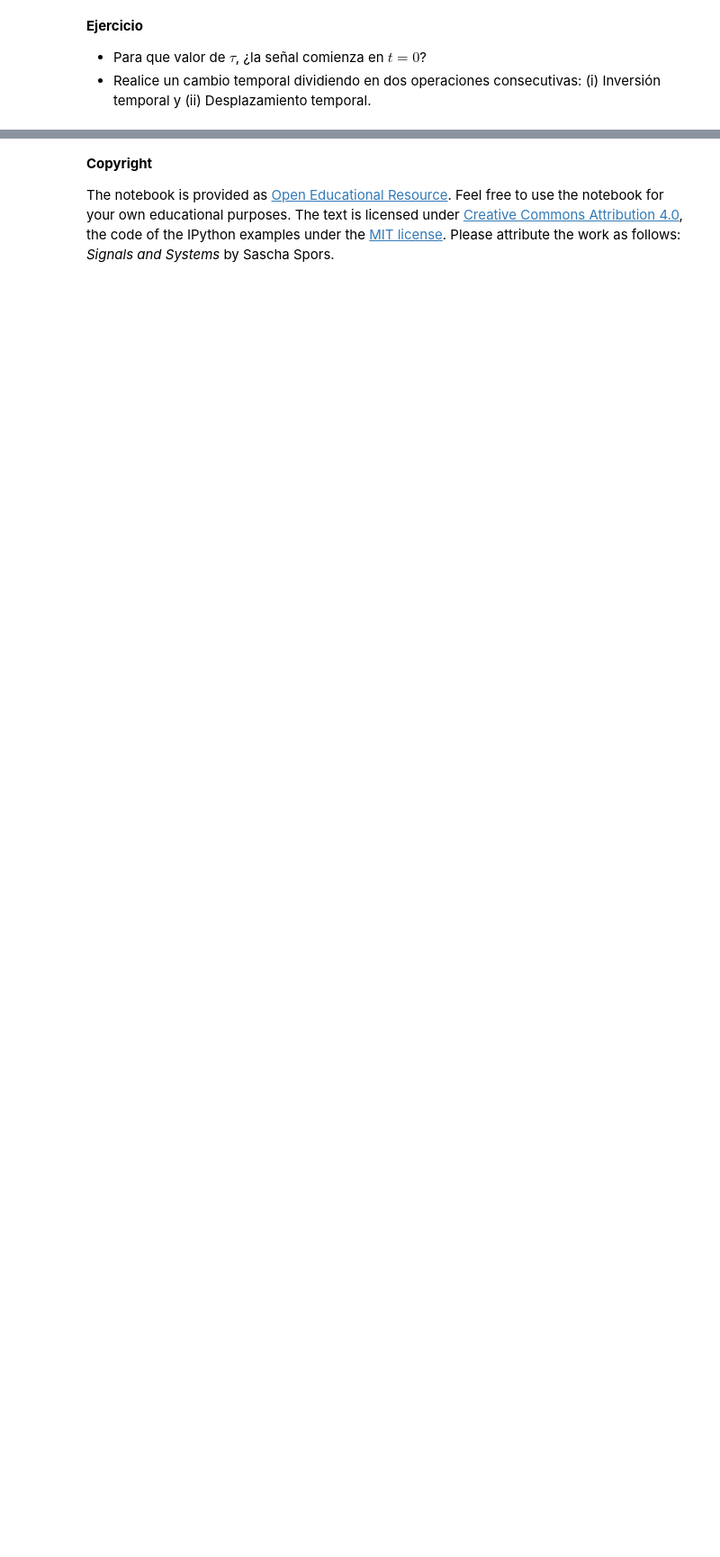
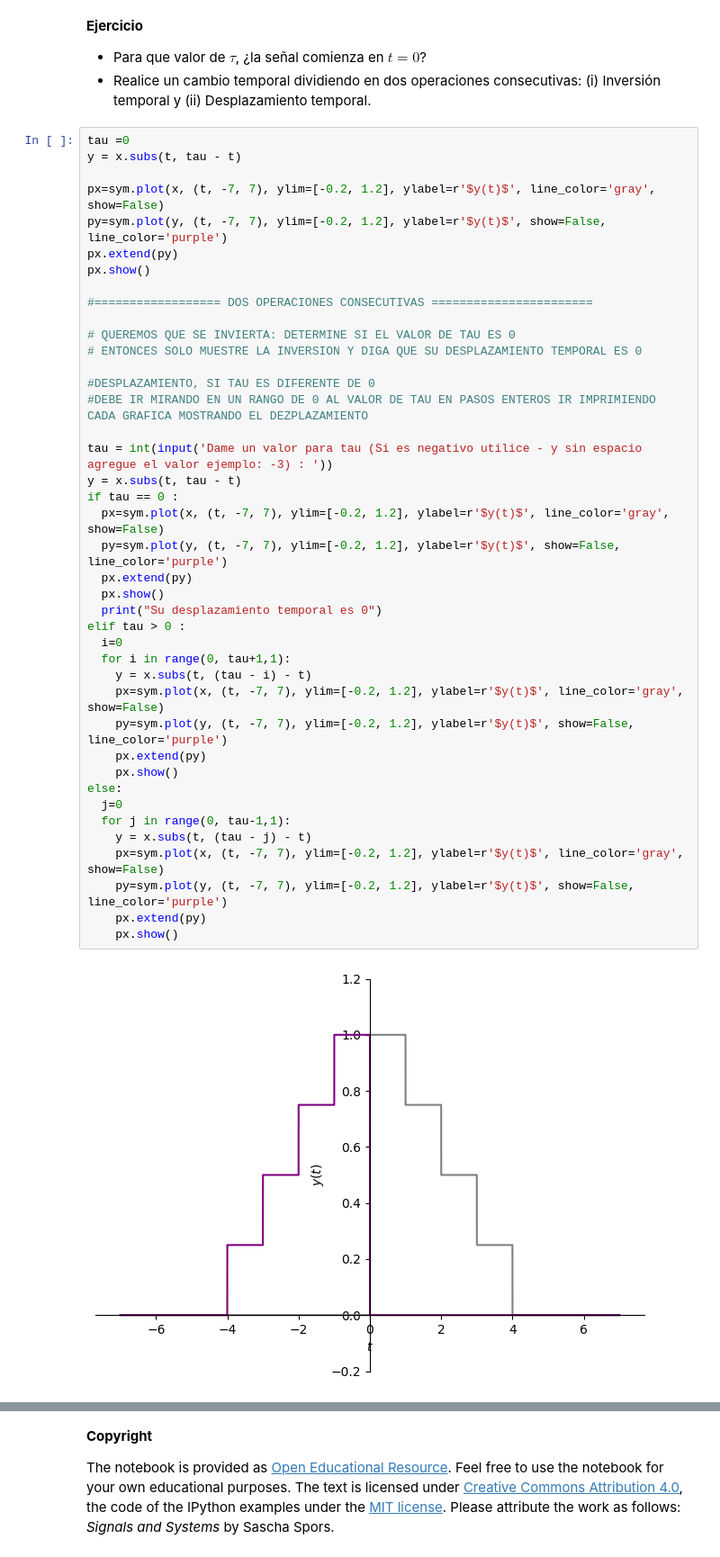
Before and after one commit to JulianDR26/Se-ales-y-Sistemas-2024-1S, a Jupyter notebook: OPERACIONES_DE_SEÑALES_CONTINUAS_SOLUCION.ipynb, the cells around one changed output, grey strips where cells are left out. Shown at 90% size. Drawn from its saved outputs; the diff is of its cells as text; blank space fills up the shorter version.

```diff
--- a/OPERACIONES_DE_SEÑALES_CONTINUAS_SOLUCION.ipynb
+++ b/OPERACIONES_DE_SEÑALES_CONTINUAS_SOLUCION.ipynb
@@ -155,3 +175,46 @@ px.show()
 
 * Para que valor de $\tau$, ¿la señal comienza en $t=0$?
 * Realice un cambio temporal dividiendo en dos operaciones consecutivas: (i) Inversión temporal y (ii) Desplazamiento temporal.
+# %%
+tau =0
+y = x.subs(t, tau - t)
+
+px=sym.plot(x, (t, -7, 7), ylim=[-0.2, 1.2], ylabel=r'$y(t)$', line_color='gray', show=False)
+py=sym.plot(y, (t, -7, 7), ylim=[-0.2, 1.2], ylabel=r'$y(t)$', show=False, line_color='purple')
+px.extend(py)
+px.show()
+
+#================== DOS OPERACIONES CONSECUTIVAS =======================
+
+# QUEREMOS QUE SE INVIERTA: DETERMINE SI EL VALOR DE TAU ES 0
+# ENTONCES SOLO MUESTRE LA INVERSION Y DIGA QUE SU DESPLAZAMIENTO TEMPORAL ES 0
+
+#DESPLAZAMIENTO, SI TAU ES DIFERENTE DE 0
+#DEBE IR MIRANDO EN UN RANGO DE 0 AL VALOR DE TAU EN PASOS ENTEROS IR IMPRIMIENDO CADA GRAFICA MOSTRANDO EL DEZPLAZAMIENTO
+
+tau = int(input('Dame un valor para tau (Si es negativo utilice - y sin espacio agregue el valor ejemplo: -3) : '))
+y = x.subs(t, tau - t)
+if tau == 0 :
+  px=sym.plot(x, (t, -7, 7), ylim=[-0.2, 1.2], ylabel=r'$y(t)$', line_color='gray', show=False)
+  py=sym.plot(y, (t, -7, 7), ylim=[-0.2, 1.2], ylabel=r'$y(t)$', show=False, line_color='purple')
+  px.extend(py)
+  px.show()
+  print("Su desplazamiento temporal es 0")
+elif tau > 0 :
+  i=0
+  for i in range(0, tau+1,1):
+    y = x.subs(t, (tau - i) - t)
+    px=sym.plot(x, (t, -7, 7), ylim=[-0.2, 1.2], ylabel=r'$y(t)$', line_color='gray', show=False)
+    py=sym.plot(y, (t, -7, 7), ylim=[-0.2, 1.2], ylabel=r'$y(t)$', show=False, line_color='purple')
+    px.extend(py)
+    px.show()
+else:
+  j=0
+  for j in range(0, tau-1,1):
+    y = x.subs(t, (tau - j) - t)
+    px=sym.plot(x, (t, -7, 7), ylim=[-0.2, 1.2], ylabel=r'$y(t)$', line_color='gray', show=False)
+    py=sym.plot(y, (t, -7, 7), ylim=[-0.2, 1.2], ylabel=r'$y(t)$', show=False, line_color='purple')
+    px.extend(py)
+    px.show()
+# %% [output]
+[figure, added]
```
Also changed, not shown: parts of 3 cells of this notebook.
